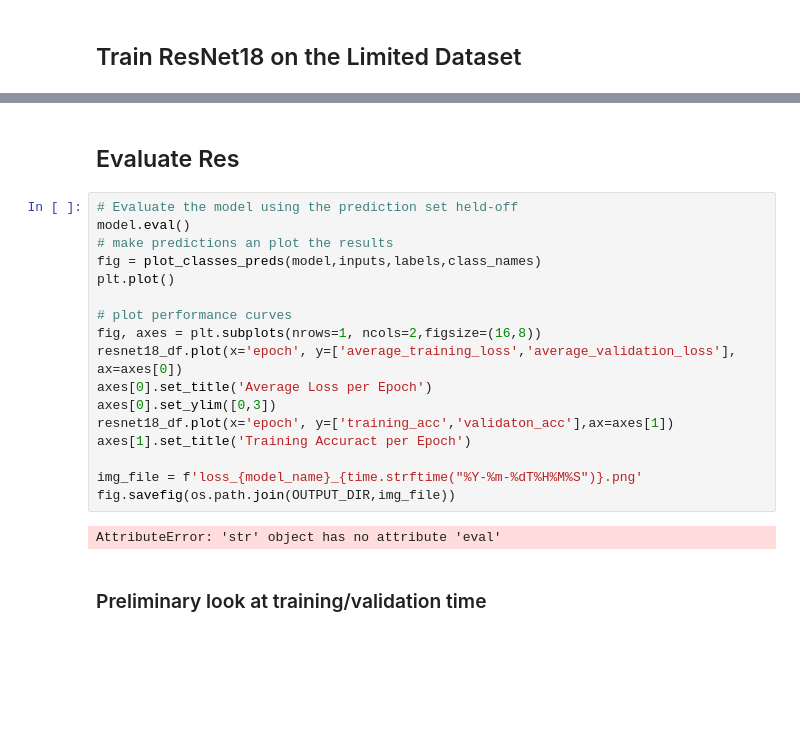
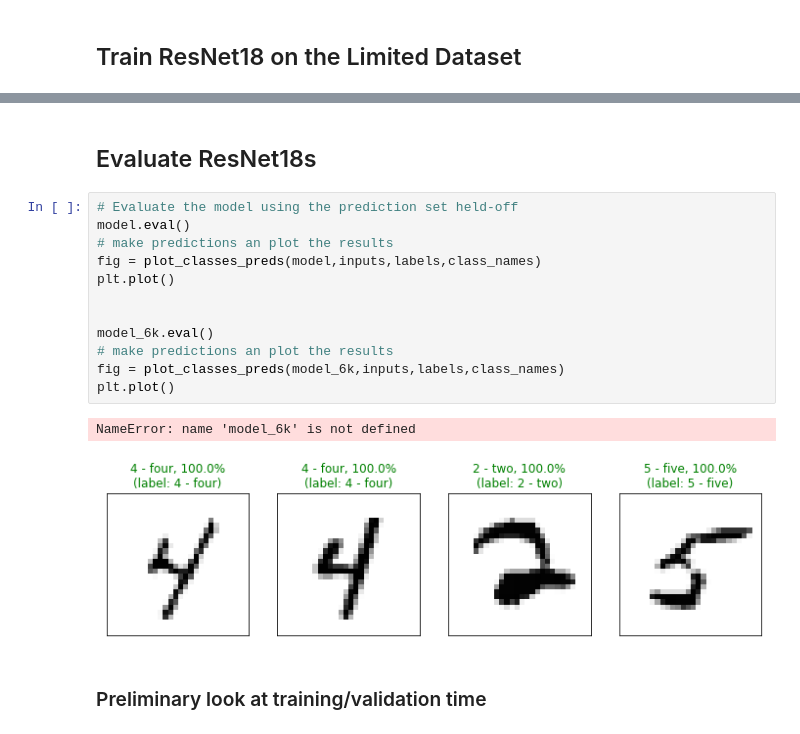
Before and after one commit to christnp/e6998-project, a Jupyter notebook: src/transfer-learning/transfer-learning.ipynb, the cells around one changed output, grey strips where cells are left out. Cells and saved outputs as stored; diff of their text form; blank space fills up the shorter version.

```diff
--- a/src/transfer-learning/transfer-learning.ipynb
+++ b/src/transfer-learning/transfer-learning.ipynb
@@ -309,24 +317,20 @@ resnet18_6k     288.079381       326.710458
 # %% [markdown]
-## Evaluate Res
+## Evaluate ResNet18s
-# %%
-# Evaluate the model using the prediction set held-off
-model.eval()
-# make predictions an plot the results
-fig = plot_classes_preds(model,inputs,labels,class_names)
-plt.plot()
-
-# plot performance curves
-fig, axes = plt.subplots(nrows=1, ncols=2,figsize=(16,8))
-resnet18_df.plot(x='epoch', y=['average_training_loss','average_validation_loss'], ax=axes[0])
-axes[0].set_title('Average Loss per Epoch')
-axes[0].set_ylim([0,3])
-resnet18_df.plot(x='epoch', y=['training_acc','validaton_acc'],ax=axes[1])
-axes[1].set_title('Training Accuract per Epoch')
-
-img_file = f'loss_{model_name}_{time.strftime("%Y-%m-%dT%H%M%S")}.png'
-fig.savefig(os.path.join(OUTPUT_DIR,img_file))
-# %% [output]
-AttributeError: 'str' object has no attribute 'eval'
+# %%
+# Evaluate the model using the prediction set held-off
+model.eval()
+# make predictions an plot the results
+fig = plot_classes_preds(model,inputs,labels,class_names)
+plt.plot()
+
+
+model_6k.eval()
+# make predictions an plot the results
+fig = plot_classes_preds(model_6k,inputs,labels,class_names)
+plt.plot()
+# %% [output]
+NameError: name 'model_6k' is not defined
+[figure, added]
 # %% [markdown]
 ### Preliminary look at training/validation time
 # %%
```
Also changed, not shown: parts of 6 cells of this notebook, 41 other files.
